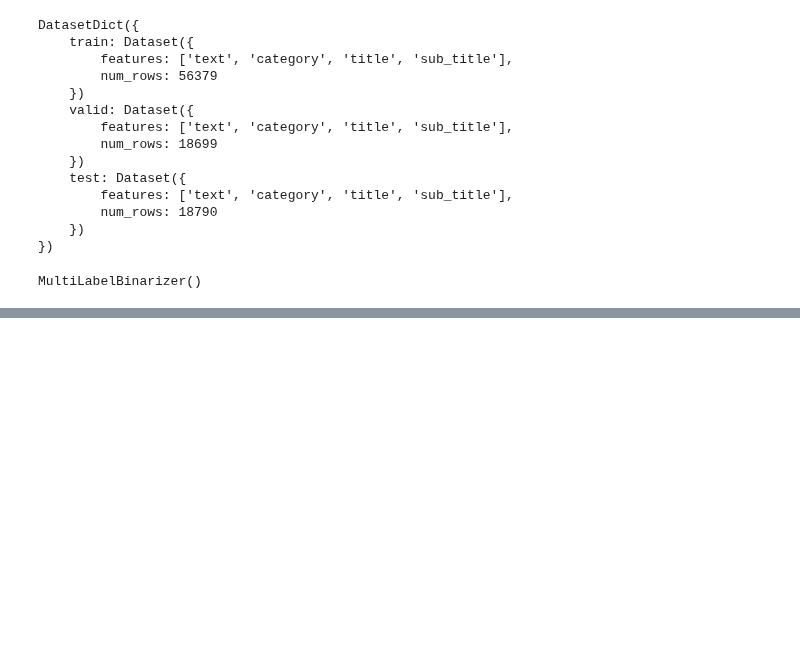
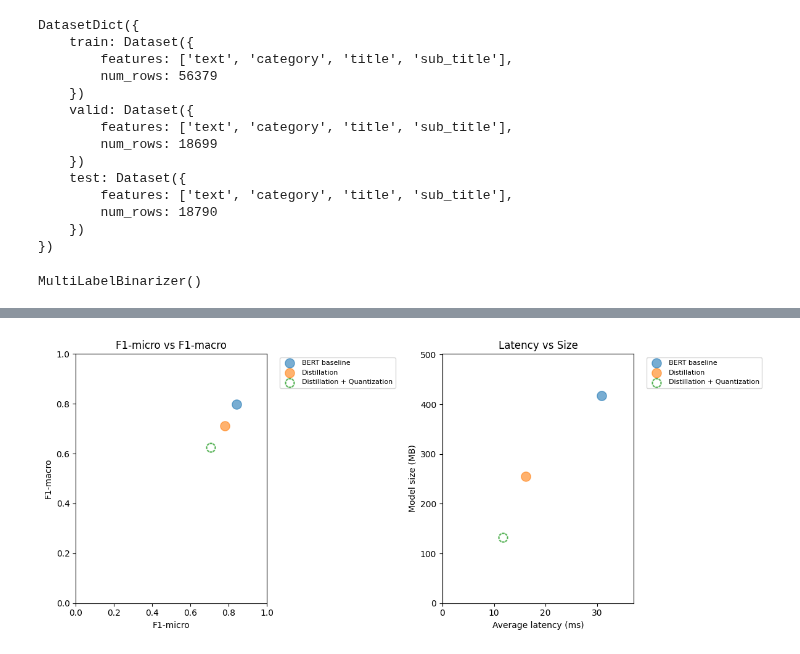
Before and after one commit to n-zalok/Math-Classifier, a Jupyter notebook: model_performance.ipynb, the cells around one changed output, grey strips where cells are left out. Cells and saved outputs as stored; diff of their text form; code cells hidden in the pictures; blank space fills up the shorter version.

```diff
--- a/model_performance.ipynb
+++ b/model_performance.ipynb
@@ -241,0 +243,4 @@ clf_report["macro avg"]["f1-score"], clf_report["micro avg"]["f1-score"]
+# %%
+plot_metrics(perf_metrics, optim_type)
+# %% [output]
+[figure, added]
```
Also changed, not shown: parts of 22 cells of this notebook.
